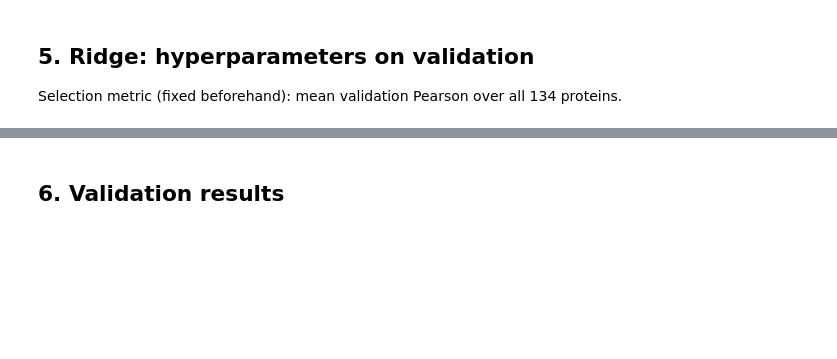
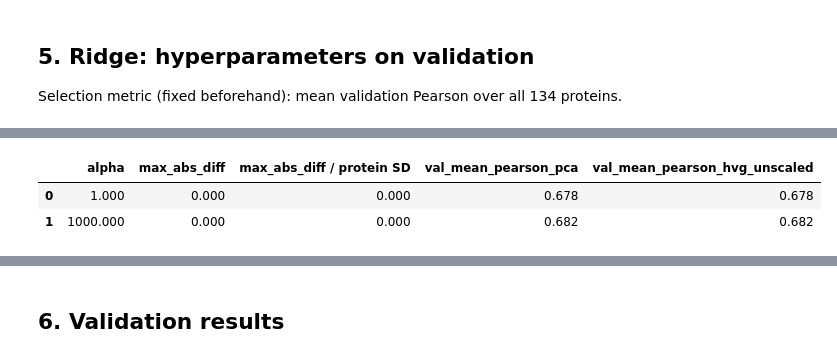
Before and after one commit to ardaqas/citeseq-rna-to-protein-transfer, a Jupyter notebook: notebooks/03_baselines.ipynb, the cells around one changed output, grey strips where cells are left out. Cells and saved outputs as stored; diff of their text form; code cells hidden in the pictures; blank space fills up the shorter version.

```diff
--- a/notebooks/03_baselines.ipynb
+++ b/notebooks/03_baselines.ipynb
@@ -189,0 +296,19 @@ frozen
+# %%
+U_tr, U_va = feats.hvg_dense(X_tr), feats.hvg_dense(X_va)
+rp_u = RidgePath().fit(U_tr, Y_tr, [])
+check = []
+a_full = float(grid_pca.loc[grid_pca[grid_pca["n_pcs"] == N_HVG]["val_mean_pearson"].idxmax(), "alpha"])
+for a in sorted({1.0, a_full}):
+    rp_u.extend([a]); pca_paths[N_HVG].extend([a])
+    p_u = rp_u.predict(U_va, a)
+    p_z = pca_paths[N_HVG].predict(Z_va, a)
+    check.append({"alpha": a, "max_abs_diff": float(np.abs(p_u - p_z).max()),
+                  "max_abs_diff / protein SD": float((np.abs(p_u - p_z).max(axis=0) / Y_va.std(axis=0)).max()),
+                  "val_mean_pearson_pca": sel_metric(p_z), "val_mean_pearson_hvg_unscaled": sel_metric(p_u)})
+del rp_u, U_tr, U_va
+check = pd.DataFrame(check)
+check
+# %% [output]
+|  | alpha | max_abs_diff | max_abs_diff / protein SD | val_mean_pearson_pca | val_mean_pearson_hvg_unscaled |
+| 0 | 1.000 | 0.000 | 0.000 | 0.678 | 0.678 |
+| 1 | 1000.000 | 0.000 | 0.000 | 0.682 | 0.682 |
```
Also changed, not shown: parts of 22 cells of this notebook, 8 other files.
